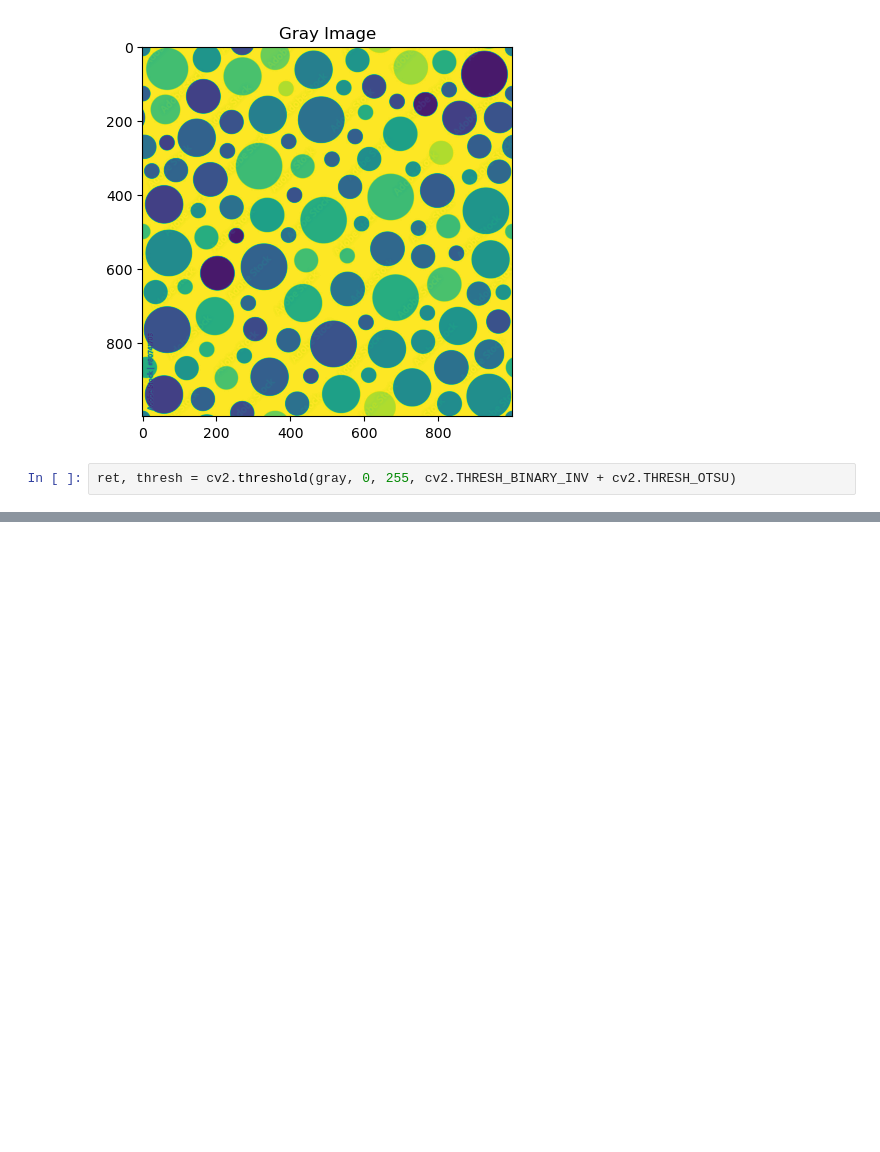
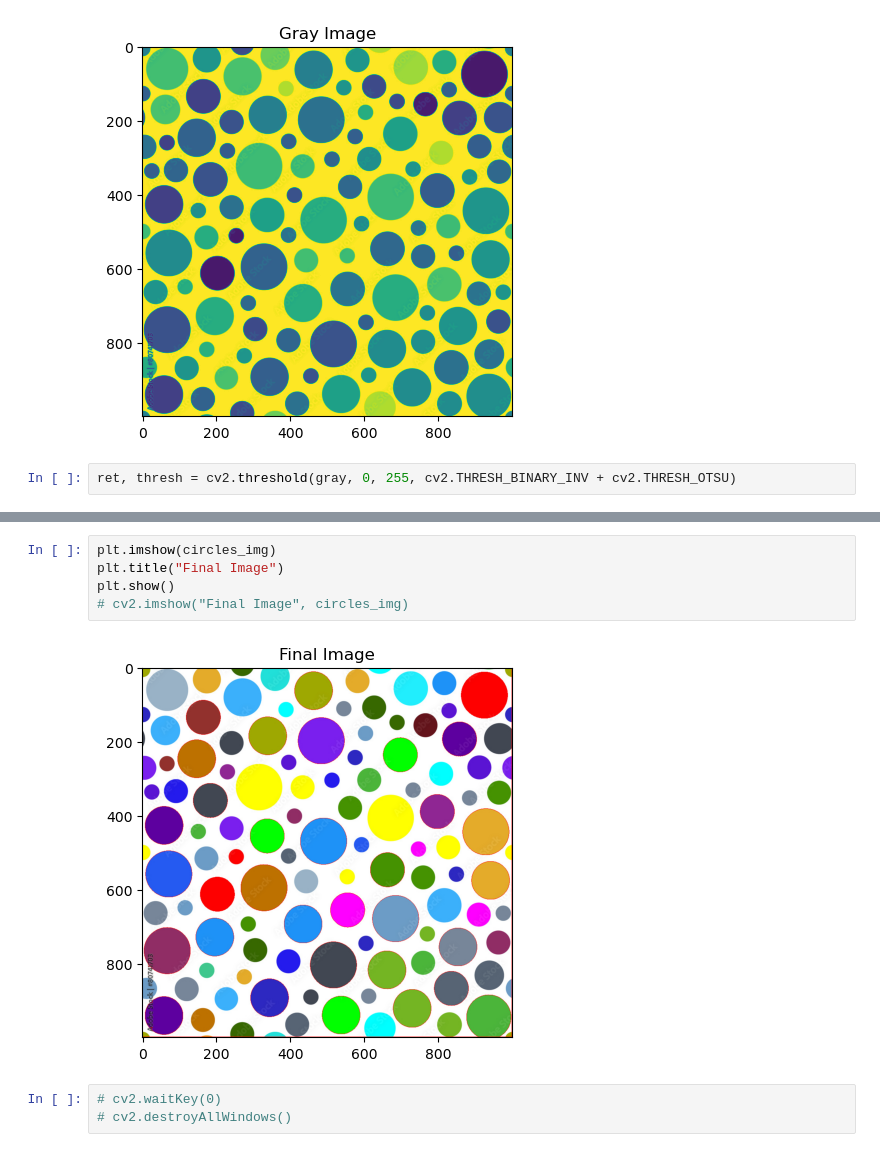
Before and after one commit to Vishnuteja-Surla/Computer-Vision-Assignments, a Jupyter notebook: Assignment-3/watershed-algorithm.ipynb, the cells around one changed output, grey strips where cells are left out. Saved outputs shown, nothing was run; the diff lists cells and outputs as text; blank space fills up the shorter version.

```diff
--- a/Assignment-3/watershed-algorithm.ipynb
+++ b/Assignment-3/watershed-algorithm.ipynb
@@ -32,0 +83,10 @@ plt.show()
+# %%
+plt.imshow(circles_img)
+plt.title("Final Image")
+plt.show()
+# cv2.imshow("Final Image", circles_img)
+# %% [output]
+[figure, added]
+# %%
+# cv2.waitKey(0)
+# cv2.destroyAllWindows()
```
Also changed, not shown: parts of 15 cells of this notebook.
